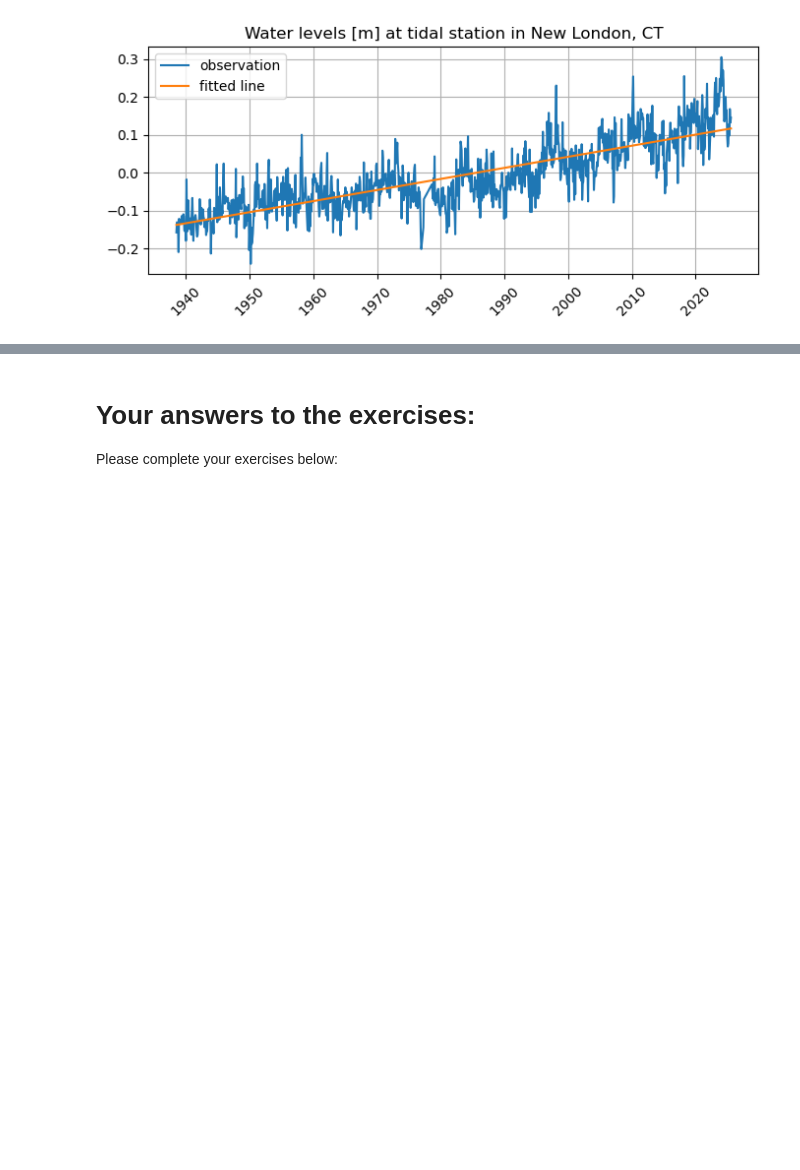
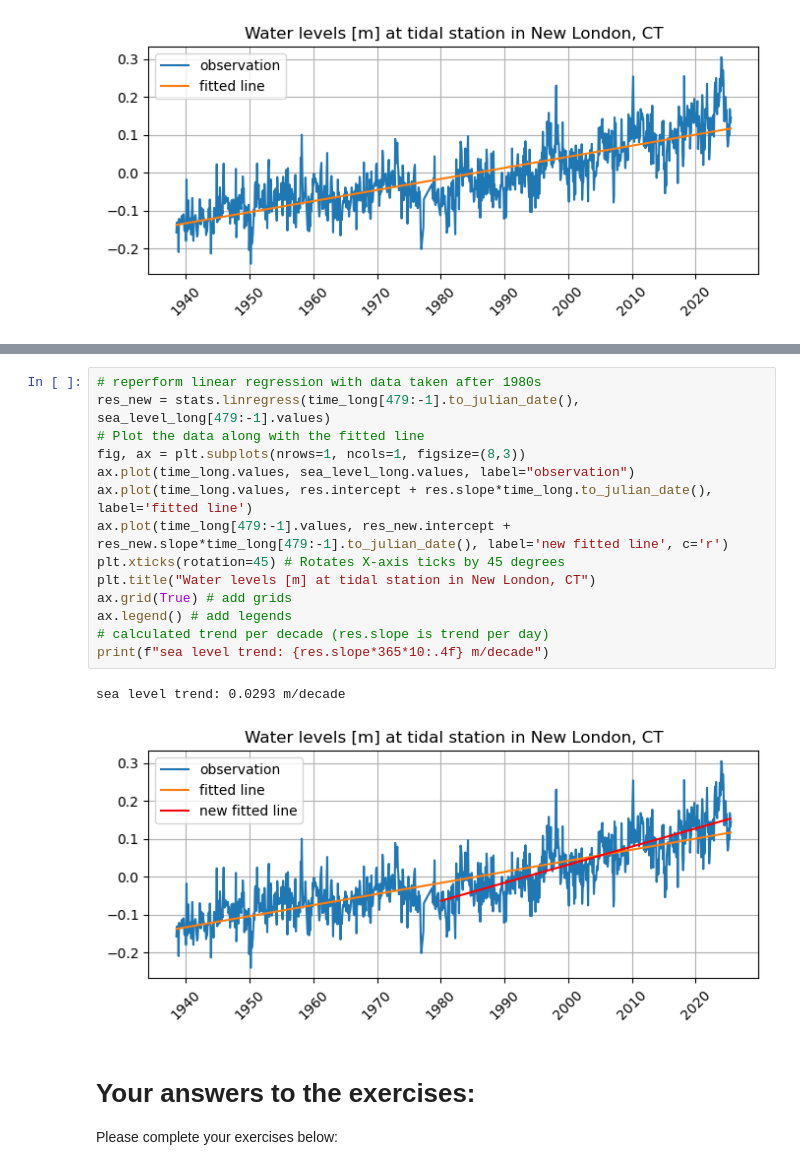
Before and after one commit to ShuwenTan-PO/MARN-3060, a Jupyter notebook: notebooks/Assignment02.ipynb, the cells around one changed output, grey strips where cells are left out. Drawn from its saved outputs; the diff is of its cells as text; blank space fills up the shorter version.

```diff
--- a/notebooks/Assignment02.ipynb
+++ b/notebooks/Assignment02.ipynb
@@ -196,3 +204,20 @@ Timestamp('1980-01-15 00:00:00')
+# %%
+# reperform linear regression with data taken after 1980s
+res_new = stats.linregress(time_long[479:-1].to_julian_date(), sea_level_long[479:-1].values)
+# Plot the data along with the fitted line
+fig, ax = plt.subplots(nrows=1, ncols=1, figsize=(8,3))
+ax.plot(time_long.values, sea_level_long.values, label="observation")
+ax.plot(time_long.values, res.intercept + res.slope*time_long.to_julian_date(), label='fitted line')
+ax.plot(time_long[479:-1].values, res_new.intercept + res_new.slope*time_long[479:-1].to_julian_date(), label='new fitted line', c='r')
+plt.xticks(rotation=45) # Rotates X-axis ticks by 45 degrees
+plt.title("Water levels [m] at tidal station in New London, CT")
+ax.grid(True) # add grids
+ax.legend() # add legends
+# calculated trend per decade (res.slope is trend per day)
+print(f"sea level trend: {res.slope*365*10:.4f} m/decade")
+# %% [output]
+sea level trend: 0.0293 m/decade
+[figure, added]
 # %% [markdown]
 # Your answers to the exercises:
 Please complete your exercises below:
```
Also changed, not shown: parts of 4 cells of this notebook, 1 other file.
